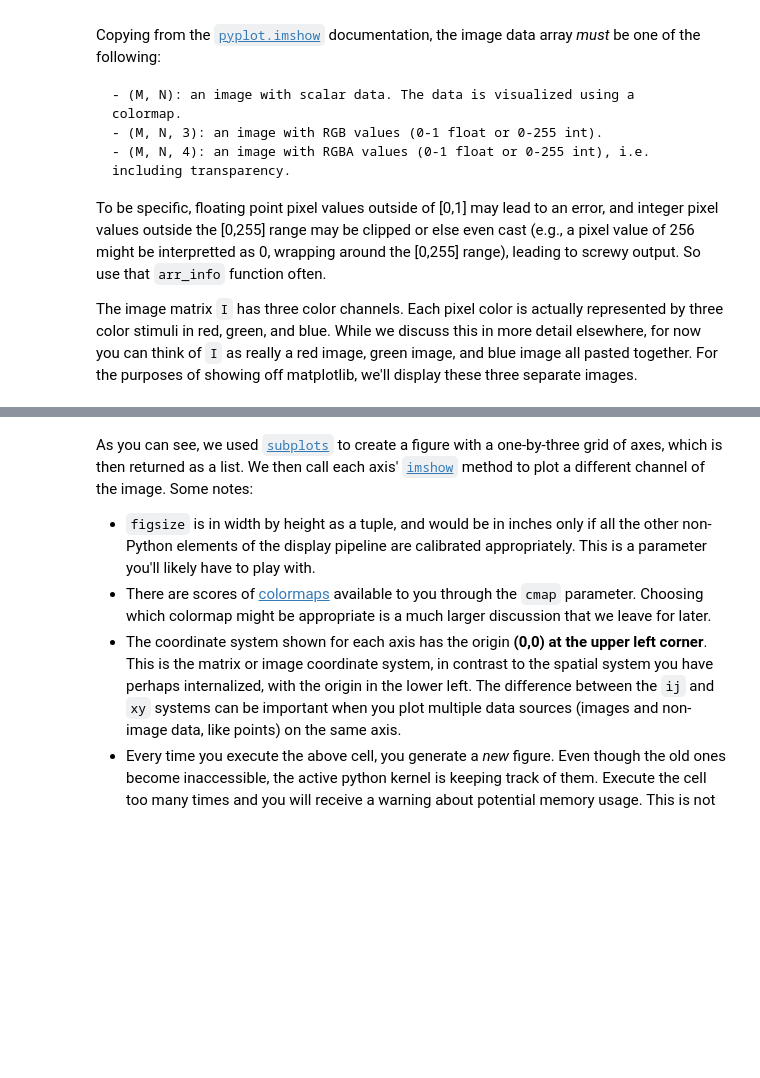
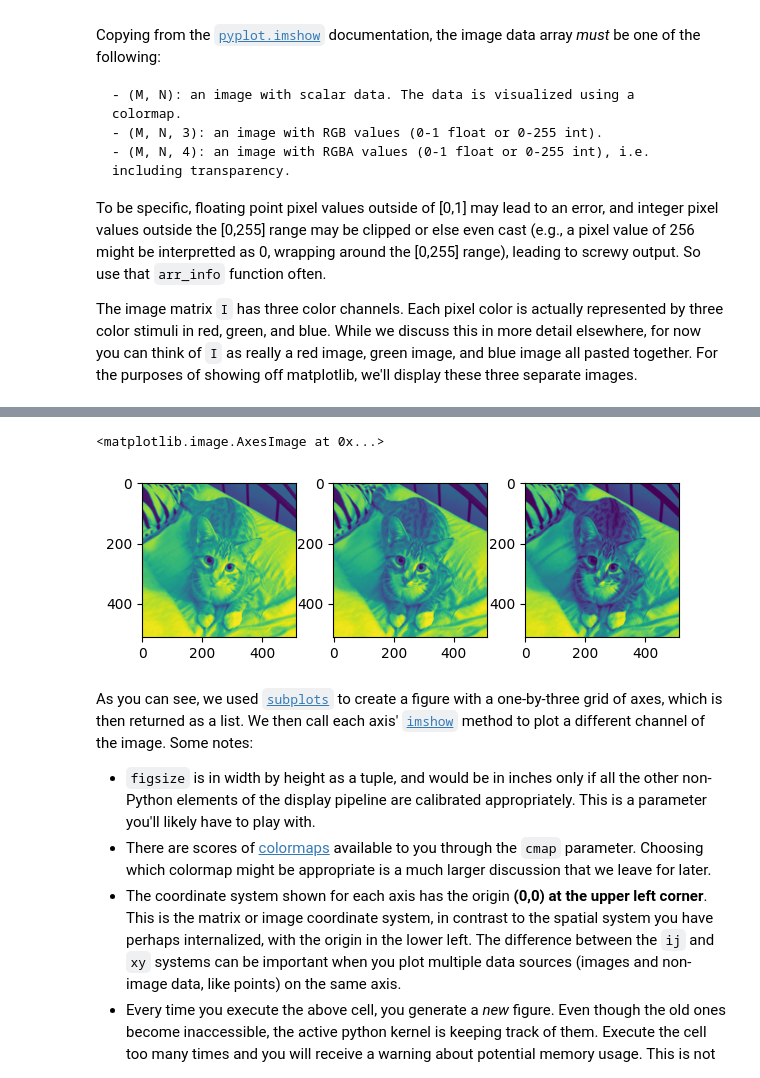
Before and after one commit to knowhow07/imageprocessing, a Jupyter notebook: NumpyAndVisualization/matplotlib_tutorial.ipynb, the cells around one changed output, grey strips where cells are left out. Saved outputs shown, nothing was run; the diff lists cells and outputs as text; code cells hidden in the pictures; blank space fills up the shorter version.

```diff
--- a/NumpyAndVisualization/matplotlib_tutorial.ipynb
+++ b/NumpyAndVisualization/matplotlib_tutorial.ipynb
@@ -100,3 +109,11 @@ ax[2].imshow(I[...,2], cmap='Blues')
+# %%
+f, ax = plt.subplots(1, 3, figsize=(7,2))
+ax[0].imshow(I[...,0])
+ax[1].imshow(I[...,1])
+ax[2].imshow(I[...,2])
+# %% [output]
+<matplotlib.image.AxesImage at 0x...>
+[figure, added]
 # %% [markdown]
 As you can see, we used [`subplots`](https://matplotlib.org/3.3.3/api/_as_gen/matplotlib.pyplot.subplots.html) to create a figure with a one-by-three grid of axes, which is then returned as a list. We then call each axis' [`imshow`](https://matplotlib.org/3.3.3/api/_as_gen/matplotlib.axes.Axes.imshow.html) method to plot a different channel of the image. Some notes:
 - `figsize` is in width by height as a tuple, and would be in inches only if all the other non-Python elements of the display pipeline are calibrated appropriately. This is a parameter you'll likely have to play with.
```
Also changed, not shown: parts of 9 cells of this notebook.
